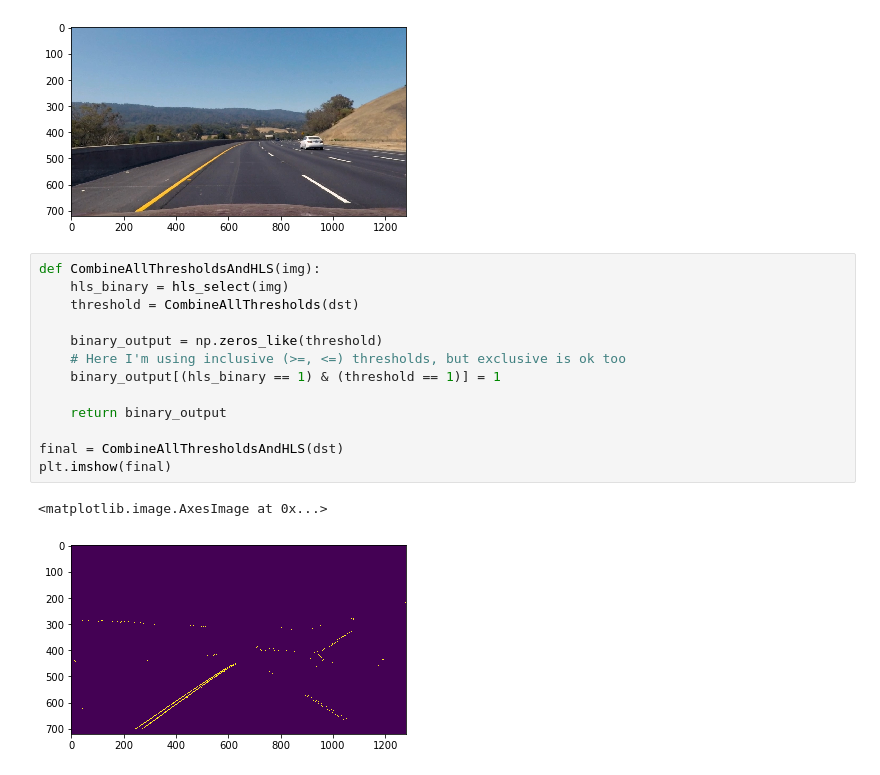
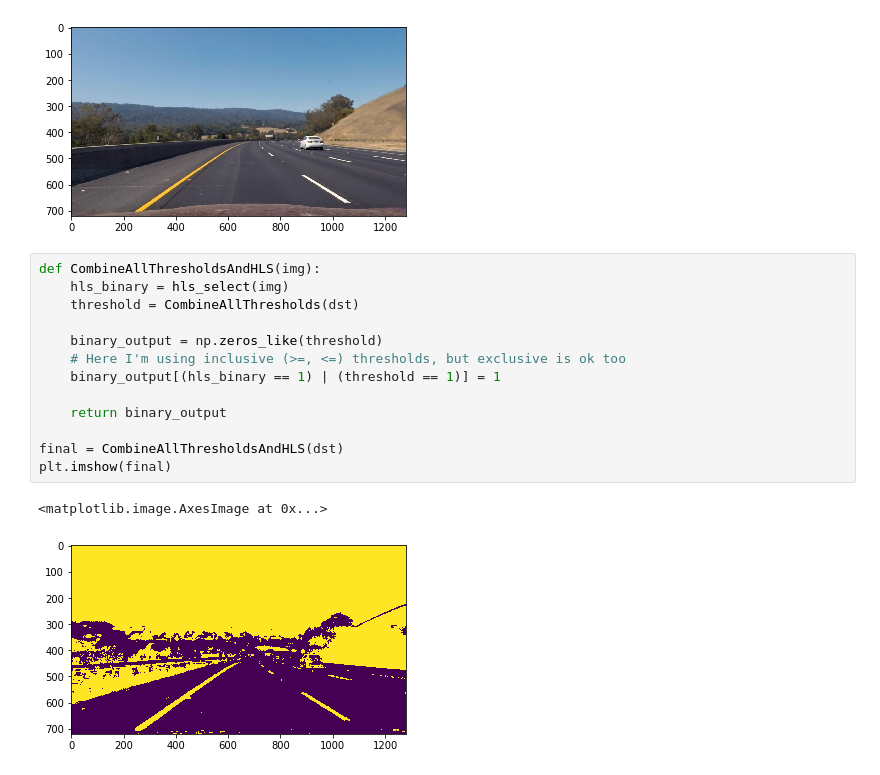
Before and after one commit to hc167/Udacity-SDC-Term-One-AdvancedLaneLines, a Jupyter notebook: P4.ipynb, the cells around one changed output. Drawn from its saved outputs; the diff is of its cells as text.

```diff
--- a/P4.ipynb
+++ b/P4.ipynb
@@ -205,16 +205,16 @@ plt.imshow(dst)
 # %%
 def CombineAllThresholdsAndHLS(img):
     hls_binary = hls_select(img)
     threshold = CombineAllThresholds(dst)
 
     binary_output = np.zeros_like(threshold)
     # Here I'm using inclusive (>=, <=) thresholds, but exclusive is ok too
-    binary_output[(hls_binary == 1) & (threshold == 1)] = 1
+    binary_output[(hls_binary == 1) | (threshold == 1)] = 1
 
     return binary_output
 
 final = CombineAllThresholdsAndHLS(dst)
 plt.imshow(final)
 # %% [output]
 <matplotlib.image.AxesImage at 0x...>
-[figure, old version]
+[figure, new version]
```
